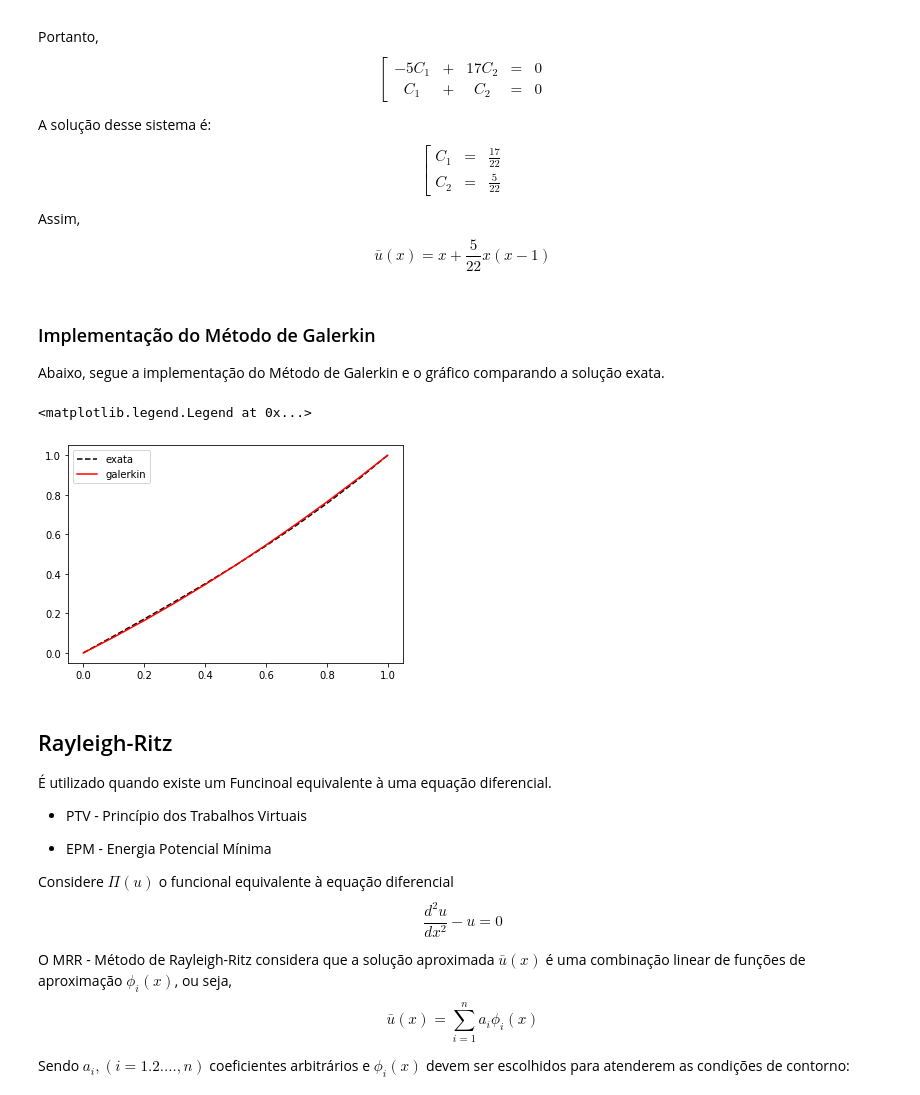
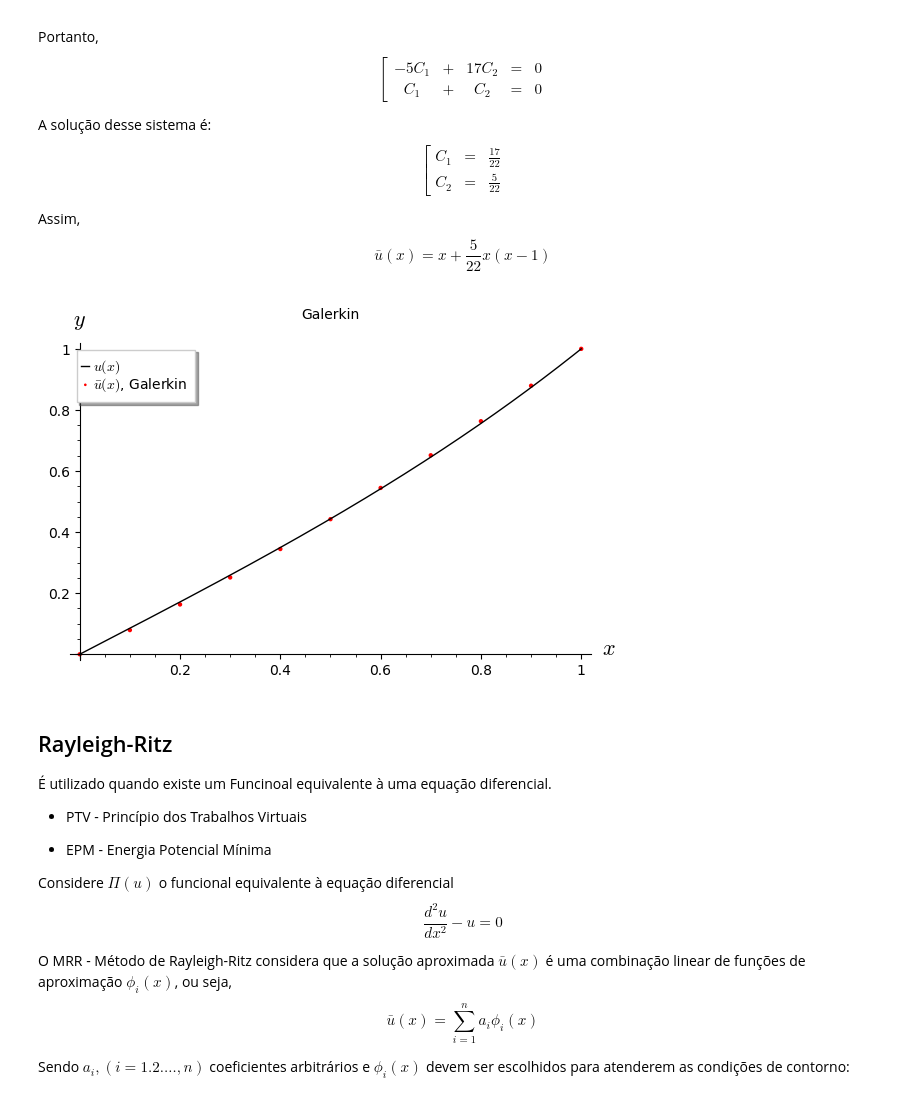
Before and after one commit to noedelima/Uff_MEFpy, a Jupyter notebook: MEFPY.ipynb, the cells around one changed output. Cells and saved outputs as stored; diff of their text form; code cells hidden in the pictures.

```diff
--- a/MEFPY.ipynb
+++ b/MEFPY.ipynb
@@ -350,20 +357,14 @@ Assim,
 \begin{equation}
     \bar{u}\left(x\right) = x + \frac{5}{22}x\left(x-1\right)
 \end{equation}
-# %% [markdown]
-### Implementação do Método de Galerkin
-
-Abaixo, segue a implementação do Método de Galerkin e o gráfico comparando a solução exata.
 # %%
 def ygalerkin(x):
     return x+5/22*x*(x-1)
-# %%
-fig=plt.figure(3)
-plt.plot(x,yexata(x),'k--',x,ygalerkin(x),'r-')
-plt.legend(('exata','galerkin'))
-# %% [output]
-<matplotlib.legend.Legend at 0x...>
-[figure, removed]
+# %%
+galerkin = points(zip(xd,ysubdominio(xd)),legend_label='$\\bar{u}(x)$, Galerkin',color='red',axes_labels=['$x$', '$y$'],title='Galerkin') # Plota a solução u(x) no intervalo (0 < x < 1)
+exata + galerkin
+# %% [output]
+[figure, added]
 # %% [markdown]
 ## Rayleigh-Ritz
 
```
Also changed, not shown: parts of 33 cells of this notebook.
